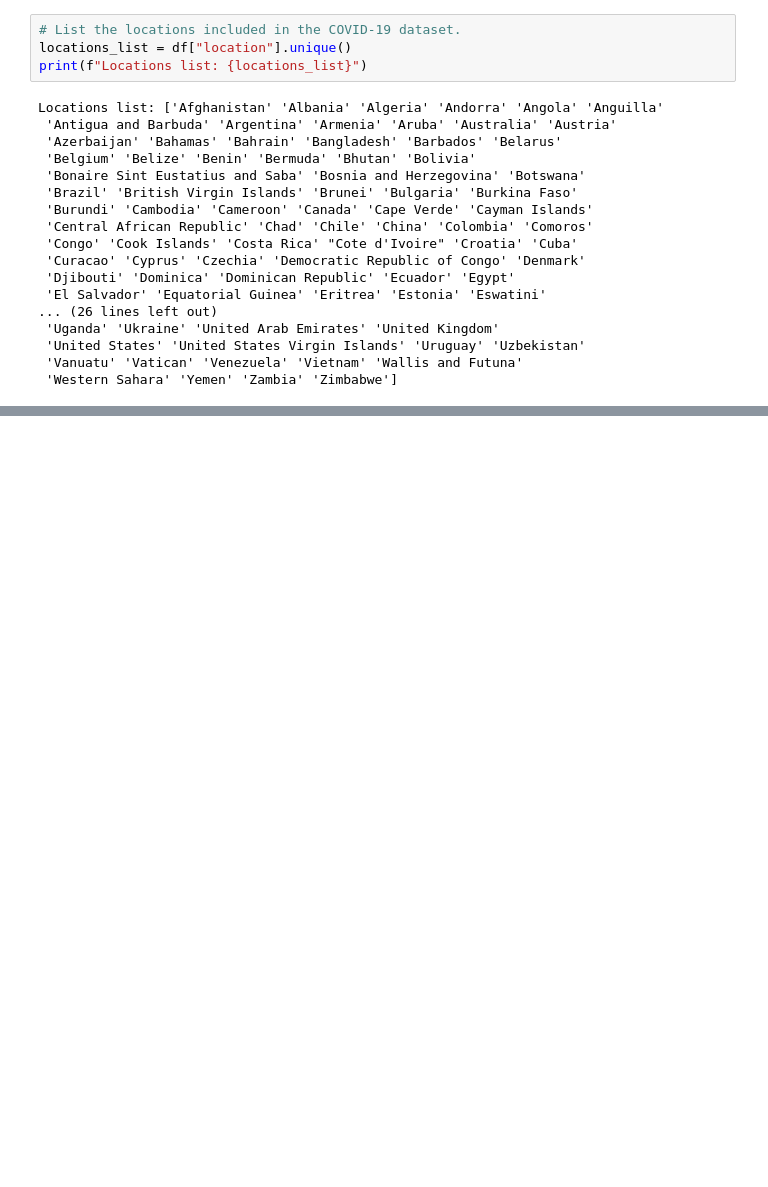
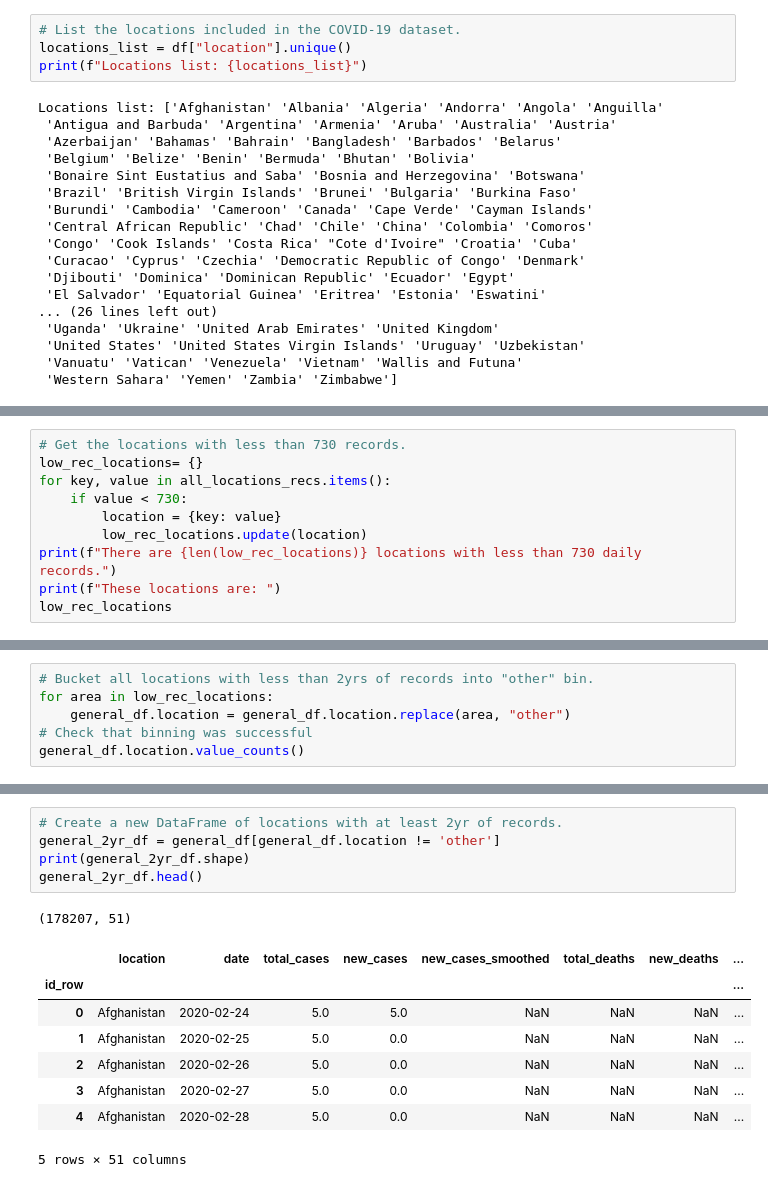
Before and after one commit to Magzzie/COVID-19_Analysis, a Jupyter notebook: COVID-19_Analysis_DB.ipynb, the cells around one changed output, grey strips where cells are left out. Cells and saved outputs as stored; diff of their text form; blank space fills up the shorter version.

```diff
--- a/COVID-19_Analysis_DB.ipynb
+++ b/COVID-19_Analysis_DB.ipynb
@@ -188,0 +219,10 @@ print(general_df.shape)
+# %%
+# Get the locations with less than 730 records.
+low_rec_locations= {}
+for key, value in all_locations_recs.items():
+    if value < 730:
+        location = {key: value}
+        low_rec_locations.update(location)
+print(f"There are {len(low_rec_locations)} locations with less than 730 daily records.")
+print(f"These locations are: ")
+low_rec_locations
@@ -188,0 +249,6 @@ print(general_df.shape)
+# %%
+# Bucket all locations with less than 2yrs of records into "other" bin.
+for area in low_rec_locations:
+    general_df.location = general_df.location.replace(area, "other")
+# Check that binning was successful
+general_df.location.value_counts()
@@ -188,0 +268,15 @@ print(general_df.shape)
+# %%
+# Create a new DataFrame of locations with at least 2yr of records.
+general_2yr_df = general_df[general_df.location != 'other']
+print(general_2yr_df.shape)
+general_2yr_df.head()
+# %% [output]
+(178207, 51)
+|  | location | date | total_cases | new_cases | new_cases_smoothed | total_deaths | new_deaths | ... |
+| id_row |  |  |  |  |  |  |  | ... |
+| 0 | Afghanistan | 2020-02-24 | 5.0 | 5.0 | NaN | NaN | NaN | ... |
+| 1 | Afghanistan | 2020-02-25 | 5.0 | 0.0 | NaN | NaN | NaN | ... |
+| 2 | Afghanistan | 2020-02-26 | 5.0 | 0.0 | NaN | NaN | NaN | ... |
+| 3 | Afghanistan | 2020-02-27 | 5.0 | 0.0 | NaN | NaN | NaN | ... |
+| 4 | Afghanistan | 2020-02-28 | 5.0 | 0.0 | NaN | NaN | NaN | ... |
+5 rows × 51 columns
```
Also changed, not shown: parts of 20 cells of this notebook.
